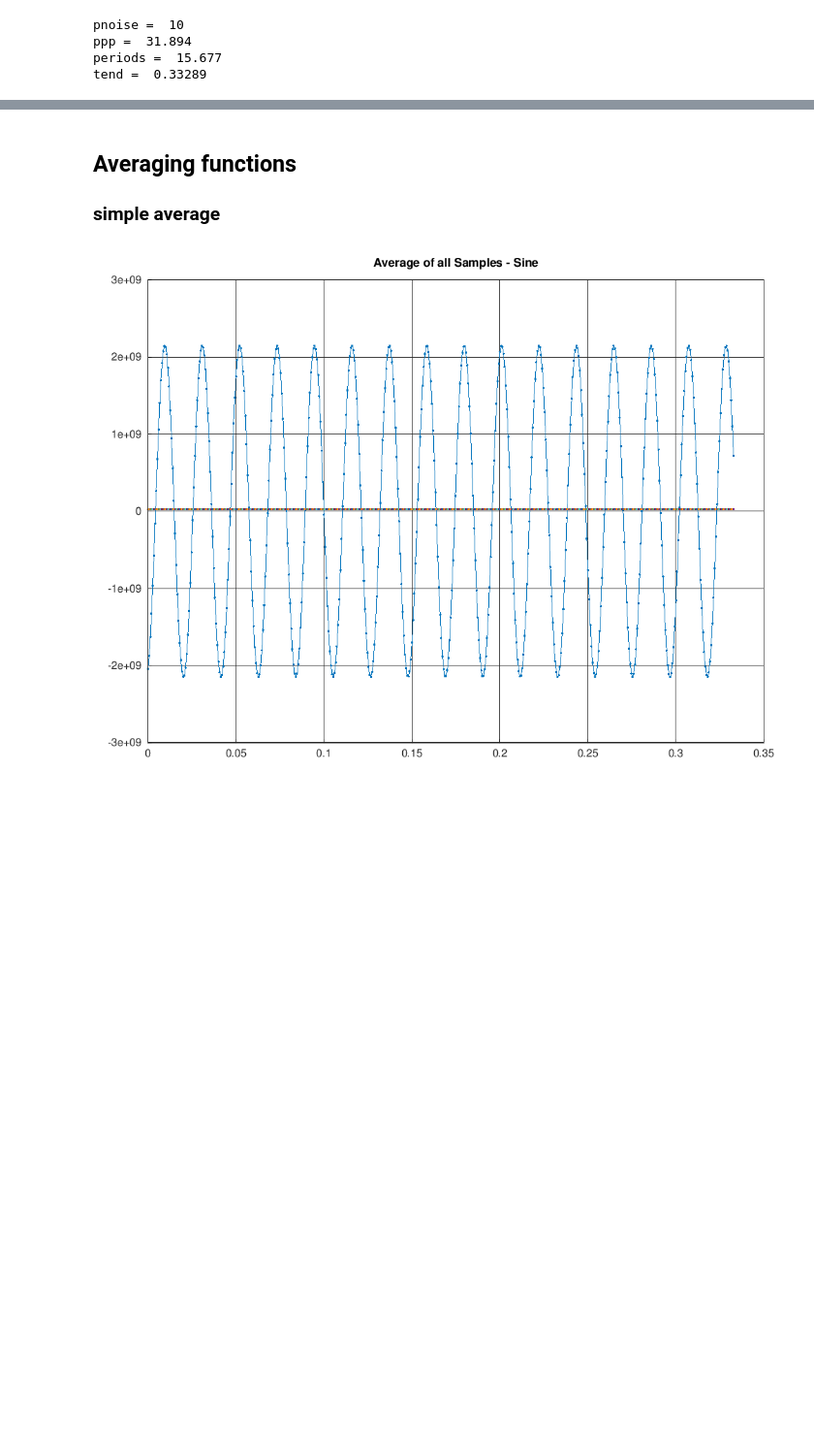
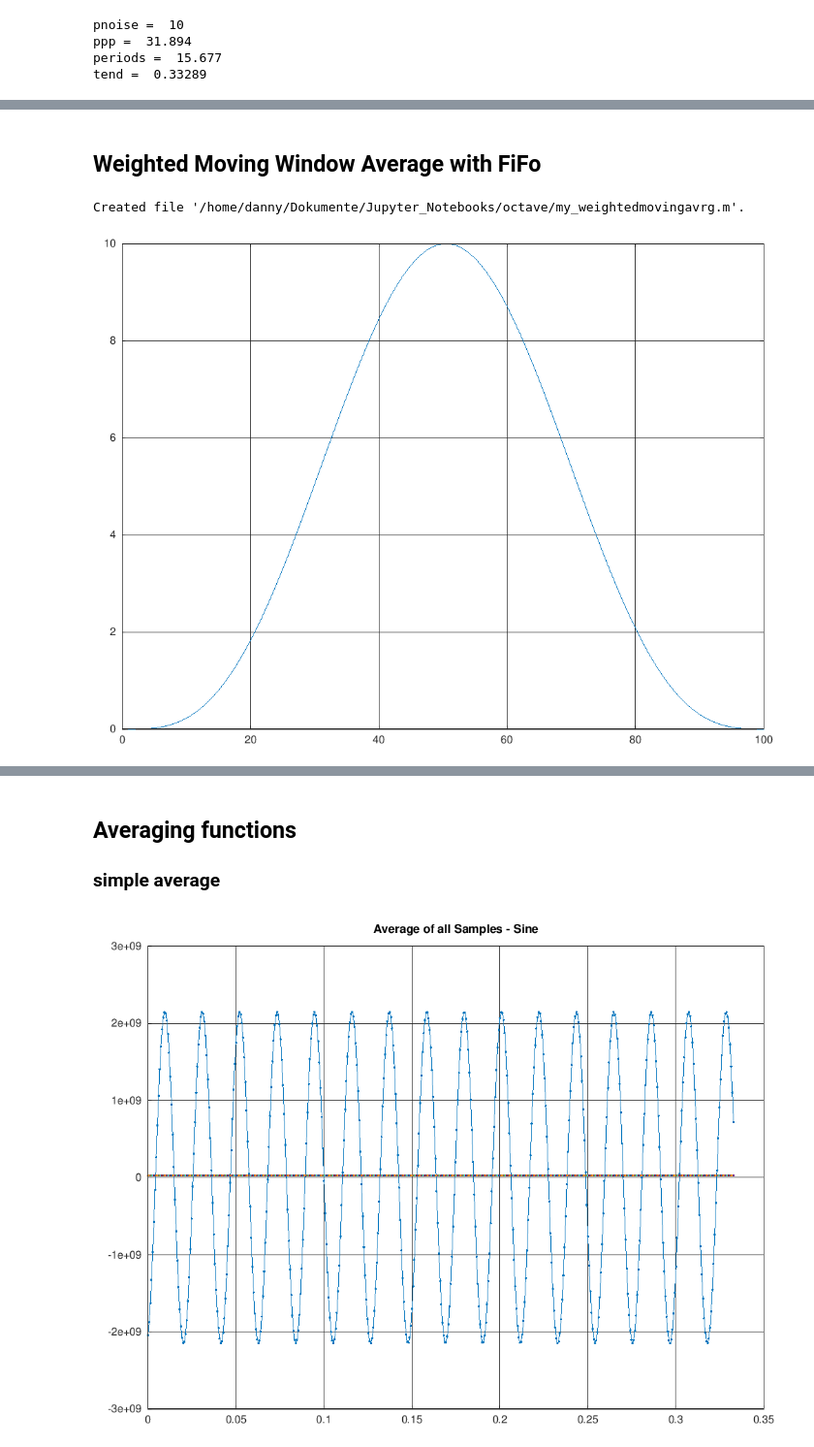
Before and after one commit to schnedann/Jupyter_Notebooks, a Jupyter notebook: octave/Average_Development.ipynb, the cells around one changed output, grey strips where cells are left out. Shown: that part at 97% size. Cells and saved outputs as stored; diff of their text form; code cells hidden in the pictures; blank space fills up the shorter version.

```diff
--- a/octave/Average_Development.ipynb
+++ b/octave/Average_Development.ipynb
@@ -140,0 +256,40 @@ grid on;
+# %% [markdown]
+## Weighted Moving Window Average with FiFo
+# %%
+%%file my_weightedmovingavrg.m
+
+function result=my_weightedmovingavrg(data,window_width,weights);
+  nos=length(data);
+  fifo = zeros(1,window_width);
+  wr_ptr = 1;
+  result = zeros(1,nos);
+  factor = sum(weights);
+  for(ii=1:1:nos)
+    #ii
+    fifo(:,wr_ptr) = data(:,ii);
+    wr_ptr++;
+    if(wr_ptr>window_width) wr_ptr=1;
+    endif
+    result(:,ii) = sum(fifo.*weights)./factor;
+  endfor
+endfunction
+# %% [output]
+Created file '/home/danny/Dokumente/Jupyter_Notebooks/octave/my_weightedmovingavrg.m'.
+# %%
+#Moving Window Average
+window_width = 100;
+
+weigths = 10.*sin(pi().*linspace(0,1,window_width)).*(1.-cos(2.*pi().*linspace(0,1,window_width)))./2;
+
+wavg_a = int32(my_weightedmovingavrg(tsig1,window_width,weigths));
+wavg_b = int32(my_weightedmovingavrg(tsig2,window_width,weigths));
+wavg_c = int32(my_weightedmovingavrg(tsig3,window_width,weigths));
+wavg_d = int32(my_weightedmovingavrg(tsig4,window_width,weigths));
+wavg_e = int32(my_weightedmovingavrg(tsig5,window_width,weigths));
+wavg_f = int32(my_weightedmovingavrg(tsig6,window_width,weigths));
+
+figure(fignum++);
+plot(weigths);
+grid on;
+# %% [output]
+[figure, added]
```
Also changed, not shown: parts of 87 cells of this notebook.
